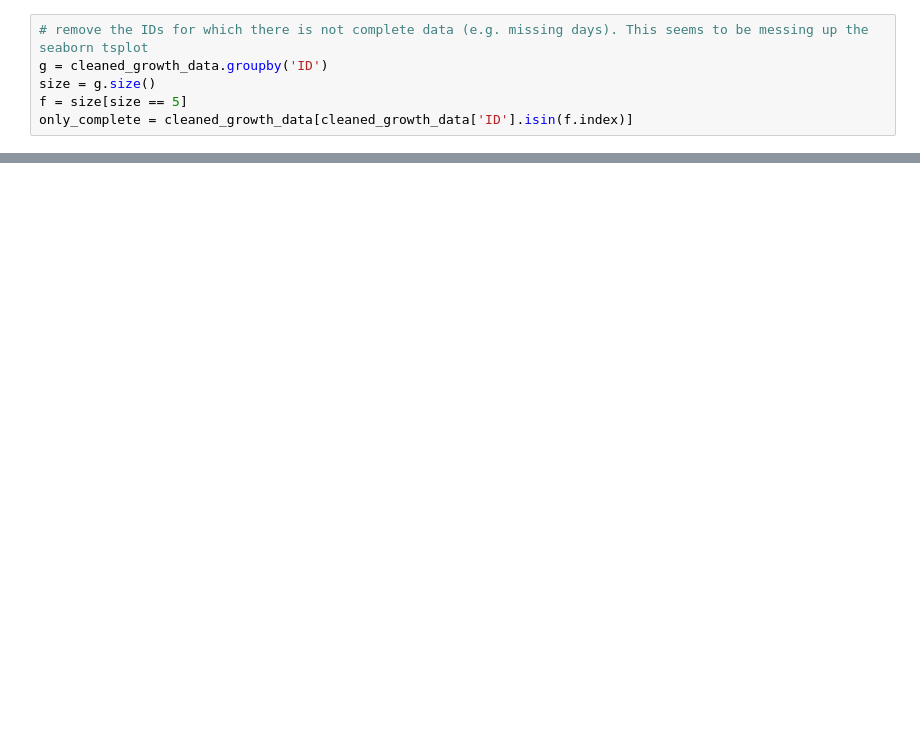
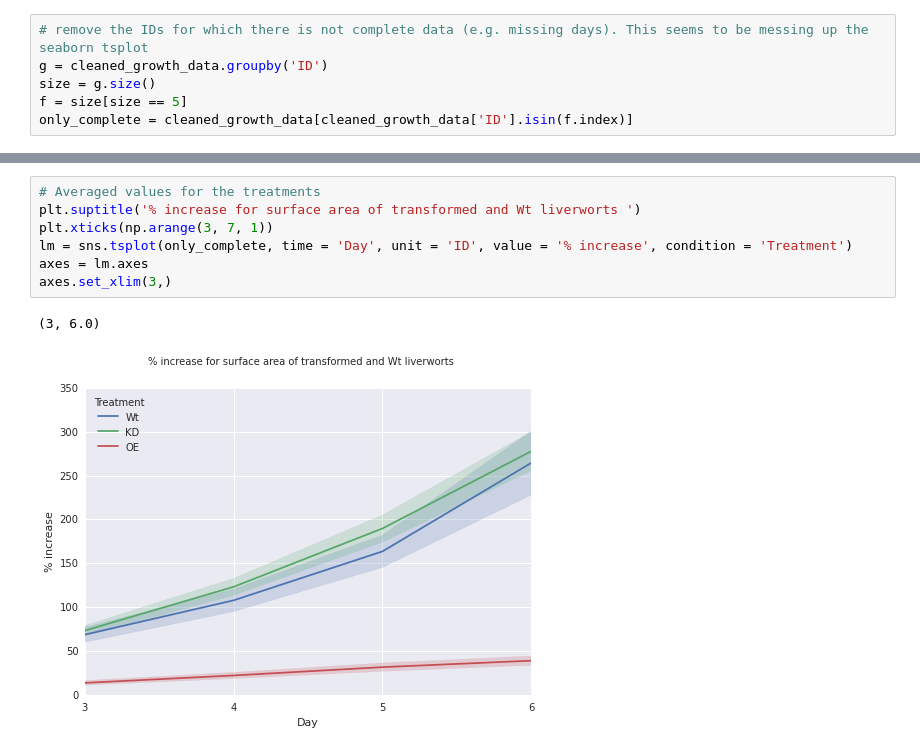
Before and after one commit to linbug/Liverwort-growth-rate-analysis, a Jupyter notebook: growth rate analysis.ipynb, the cells around one changed output, grey strips where cells are left out. Saved outputs shown, nothing was run; the diff lists cells and outputs as text; blank space fills up the shorter version.

```diff
--- a/growth rate analysis.ipynb
+++ b/growth rate analysis.ipynb
@@ -241,0 +254,10 @@ axes.set_xlim(3,)
+# %%
+# Averaged values for the treatments
+plt.suptitle('% increase for surface area of transformed and Wt liverworts ')
+plt.xticks(np.arange(3, 7, 1))
+lm = sns.tsplot(only_complete, time = 'Day', unit = 'ID', value = '% increase', condition = 'Treatment')
+axes = lm.axes
+axes.set_xlim(3,)
+# %% [output]
+(3, 6.0)
+[figure, added]
```
Also changed, not shown: parts of 7 cells of this notebook.
